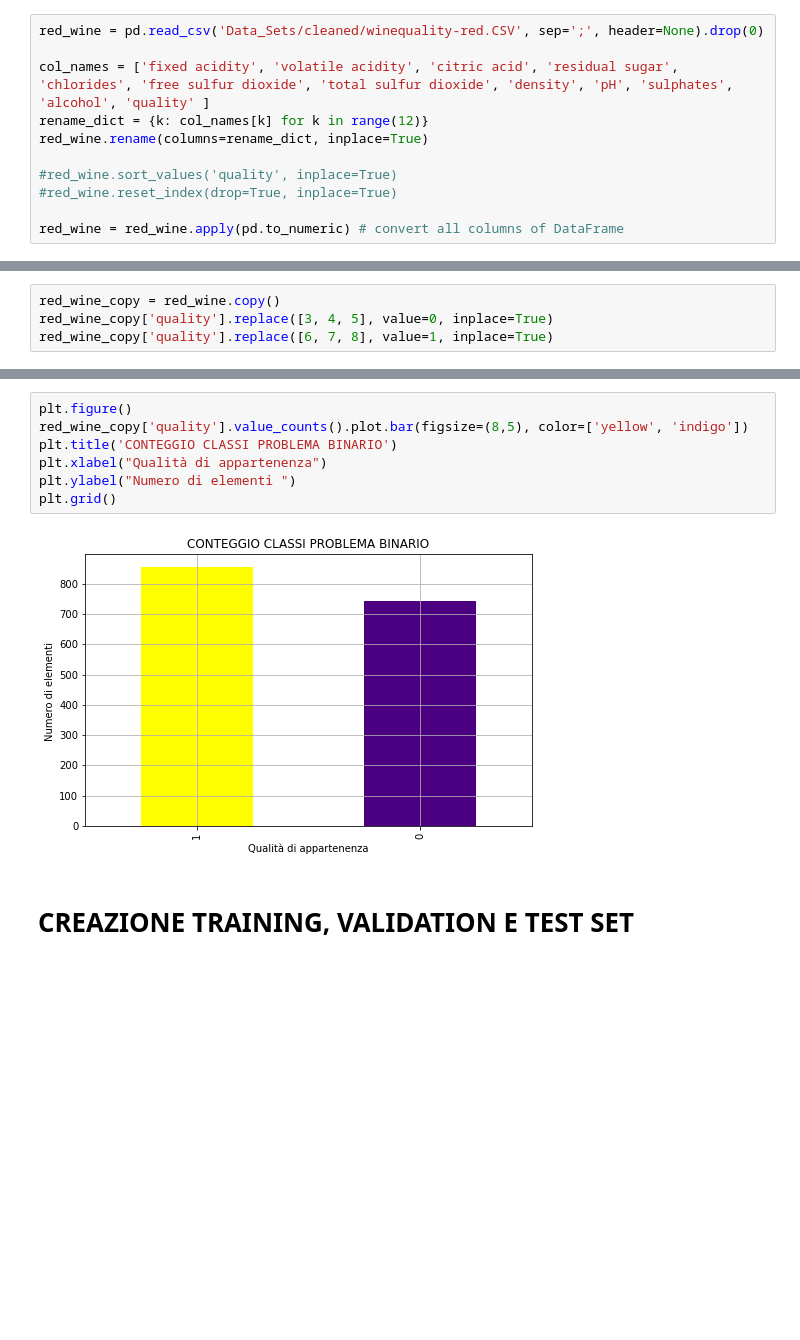
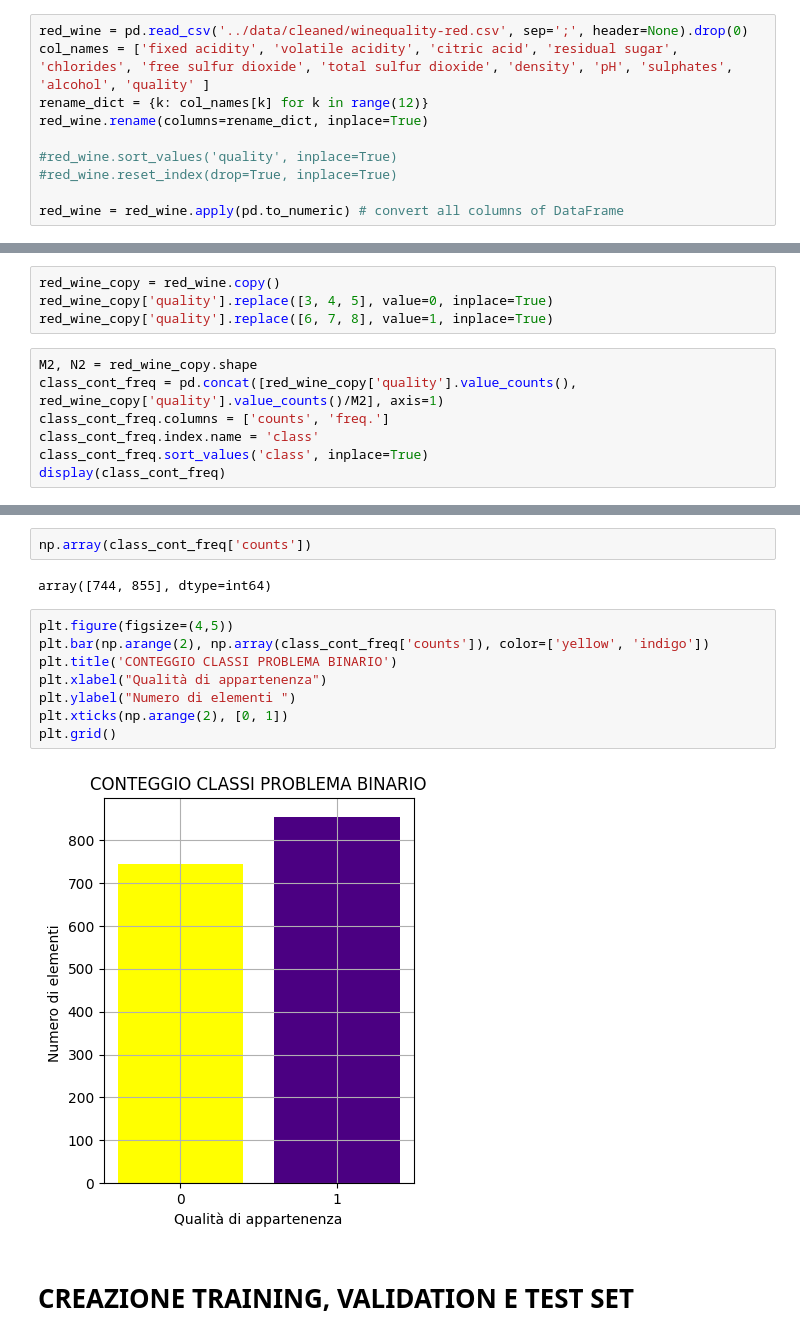
Before and after one commit to MarcoMungaiCoppolino/Data-Science-Portfolio, a Jupyter notebook: Wine_Quality_Analysis/notebooks/prototype-notebook.ipynb, the cells around one changed output, grey strips where cells are left out. Saved outputs shown, nothing was run; the diff lists cells and outputs as text; blank space fills up the shorter version.

```diff
--- a/Wine_Quality_Analysis/notebooks/prototype-notebook.ipynb
+++ b/Wine_Quality_Analysis/notebooks/prototype-notebook.ipynb
@@ -28,8 +28,7 @@ I vini vengono infatti divisi, tramite l' attributo 'quality' in 10 classi (da 1
 # %% [markdown]
 Si inizia con l' importare il primo database, rinominando le colonne e assicurandoci che i valori siano importati correttamente.
 # %%
-red_wine = pd.read_csv('Data_Sets/cleaned/winequality-red.CSV', sep=';', header=None).drop(0)
-
+red_wine = pd.read_csv('../data/cleaned/winequality-red.csv', sep=';', header=None).drop(0)
 col_names = ['fixed acidity', 'volatile acidity', 'citric acid', 'residual sugar', 'chlorides', 'free sulfur dioxide', 'total sulfur dioxide', 'density', 'pH', 'sulphates', 'alcohol', 'quality' ]
 rename_dict = {k: col_names[k] for k in range(12)}
 red_wine.rename(columns=rename_dict, inplace=True)
@@ -395,3 +394,10 @@ Ho diviso il problema di multiclassificazione in un problema binario accorpando
 red_wine_copy = red_wine.copy()
 red_wine_copy['quality'].replace([3, 4, 5], value=0, inplace=True)
 red_wine_copy['quality'].replace([6, 7, 8], value=1, inplace=True)
+# %%
+M2, N2 = red_wine_copy.shape
+class_cont_freq = pd.concat([red_wine_copy['quality'].value_counts(), red_wine_copy['quality'].value_counts()/M2], axis=1)
+class_cont_freq.columns = ['counts', 'freq.']
+class_cont_freq.index.name = 'class'
+class_cont_freq.sort_values('class', inplace=True)
+display(class_cont_freq)
@@ -398,12 +409,17 @@ red_wine_copy['quality'].replace([6, 7, 8], value=1, inplace=True)
+# %%
+np.array(class_cont_freq['counts'])
+# %% [output]
+array([744, 855], dtype=int64)
 # %%
-plt.figure()
-red_wine_copy['quality'].value_counts().plot.bar(figsize=(8,5), color=['yellow', 'indigo'])
+plt.figure(figsize=(4,5))
+plt.bar(np.arange(2), np.array(class_cont_freq['counts']), color=['yellow', 'indigo'])
 plt.title('CONTEGGIO CLASSI PROBLEMA BINARIO')
 plt.xlabel("Qualità di appartenenza")
 plt.ylabel("Numero di elementi ")
+plt.xticks(np.arange(2), [0, 1])
 plt.grid()
 # %% [output]
-[figure, old version]
+[figure, new version]
 # %% [markdown]
 # CREAZIONE TRAINING, VALIDATION E TEST SET
 # %%
```
Also changed, not shown: parts of 7 cells of this notebook, 4 other files.
